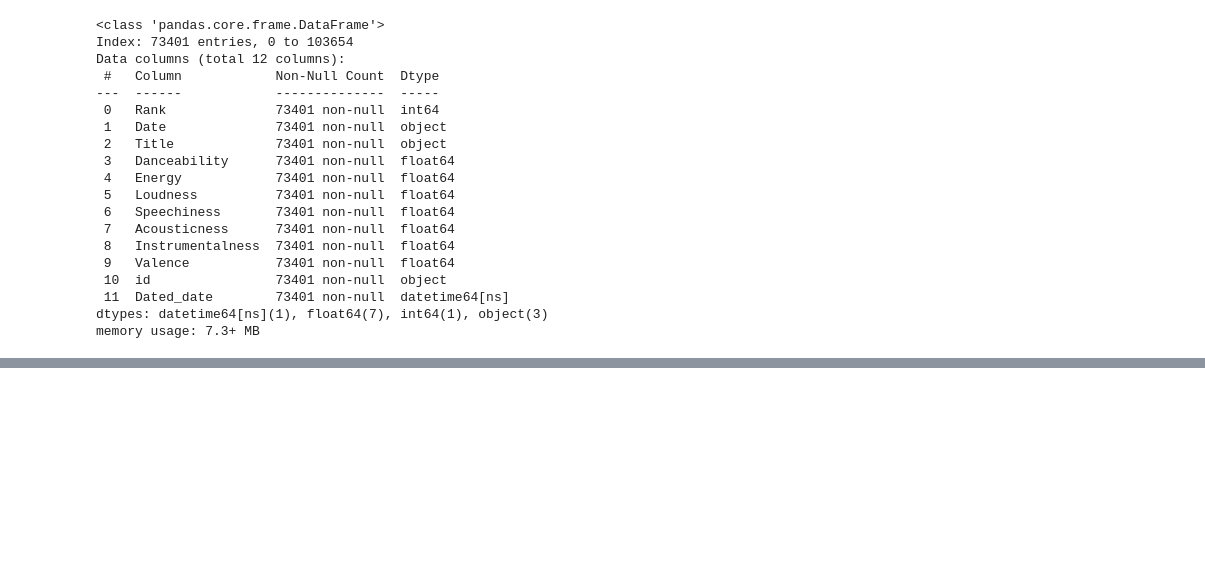
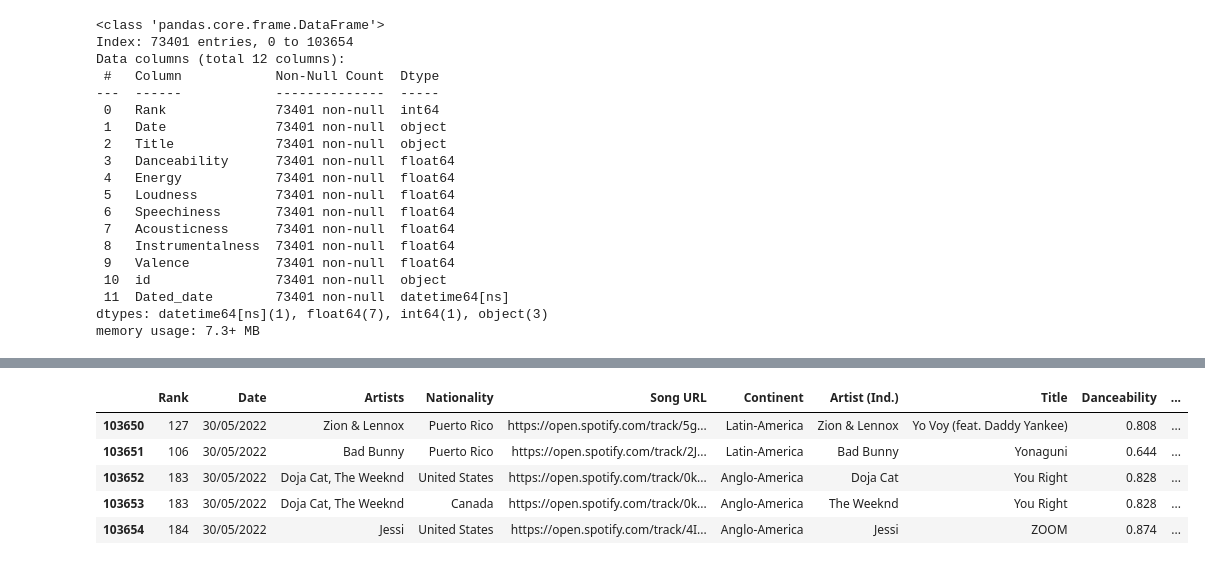
Before and after one commit to TexasBearfan/Project_4_Machine_Learning_Spotify_Group_4, a Jupyter notebook: main.ipynb, the cells around one changed output, grey strips where cells are left out. Drawn from its saved outputs; the diff is of its cells as text; code cells hidden in the pictures; blank space fills up the shorter version.

```diff
--- a/main.ipynb
+++ b/main.ipynb
@@ -88,0 +119,10 @@ df.to_csv('training_data.csv')
+# %%
+dated_Df=df.loc[df['Dated_date']>='2022-05-30']
+dated_Df.tail()
+# %% [output]
+|  | Rank | Date | Artists | Nationality | Song URL | Continent | Artist (Ind.) | Title | Danceability | ... |
+| 103650 | 127 | 30/05/2022 | Zion & Lennox | Puerto Rico | https://open.spotify.com/track/5g... | Latin-America | Zion & Lennox | Yo Voy (feat. Daddy Yankee) | 0.808 | ... |
+| 103651 | 106 | 30/05/2022 | Bad Bunny | Puerto Rico | https://open.spotify.com/track/2J... | Latin-America | Bad Bunny | Yonaguni | 0.644 | ... |
+| 103652 | 183 | 30/05/2022 | Doja Cat, The Weeknd | United States | https://open.spotify.com/track/0k... | Anglo-America | Doja Cat | You Right | 0.828 | ... |
+| 103653 | 183 | 30/05/2022 | Doja Cat, The Weeknd | Canada | https://open.spotify.com/track/0k... | Anglo-America | The Weeknd | You Right | 0.828 | ... |
+| 103654 | 184 | 30/05/2022 | Jessi | United States | https://open.spotify.com/track/4I... | Anglo-America | Jessi | ZOOM | 0.874 | ... |
```
Also changed, not shown: parts of 13 cells of this notebook, 2 other files.
